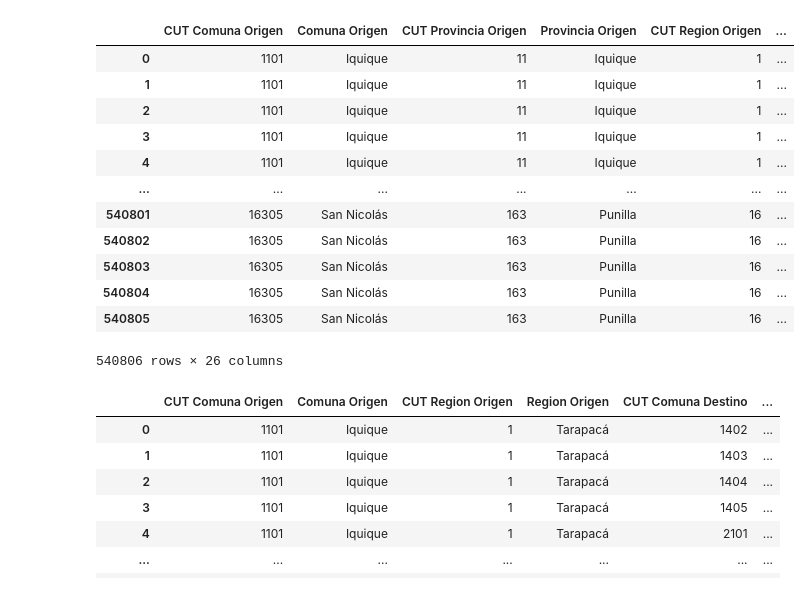
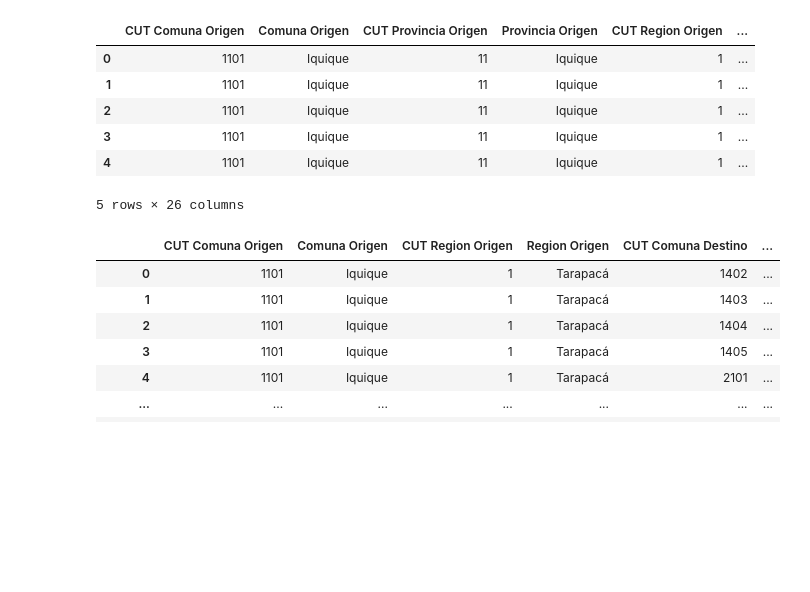
Before and after one commit to bartowen/Tour_Data_Pro, a Jupyter notebook: src/explore2.ipynb, the cells around one changed output. Saved outputs shown, nothing was run; the diff lists cells and outputs as text; code cells hidden in the pictures; blank space fills up the shorter version.

```diff
--- a/src/explore2.ipynb
+++ b/src/explore2.ipynb
@@ -3,29 +3,16 @@ import pandas as pd
 # %%
 # Lectura del DataFrame
 
 df_viajes_ocasionales = pd.read_csv('../data/raw/viajes_ocasionales.csv', sep=';')
-
-# Transformación a int
-
-meses = ['enero', 'febrero', 'marzo', 'abril', 'mayo', 'junio', 'julio', 'agosto', 'septiembre', 'octubre', 'noviembre','diciembre']
-for mes in meses:
-    df_viajes_ocasionales[mes] = df_viajes_ocasionales[mes].round(0).astype('Int64')
-
-df_viajes_ocasionales
+df_viajes_ocasionales.head()
 # %% [output]
 |  | CUT Comuna Origen | Comuna Origen | CUT Provincia Origen | Provincia Origen | CUT Region Origen | ... |
 | 0 | 1101 | Iquique | 11 | Iquique | 1 | ... |
 | 1 | 1101 | Iquique | 11 | Iquique | 1 | ... |
 | 2 | 1101 | Iquique | 11 | Iquique | 1 | ... |
 | 3 | 1101 | Iquique | 11 | Iquique | 1 | ... |
 | 4 | 1101 | Iquique | 11 | Iquique | 1 | ... |
-| ... | ... | ... | ... | ... | ... | ... |
-| 540801 | 16305 | San Nicolás | 163 | Punilla | 16 | ... |
-| 540802 | 16305 | San Nicolás | 163 | Punilla | 16 | ... |
-| 540803 | 16305 | San Nicolás | 163 | Punilla | 16 | ... |
-| 540804 | 16305 | San Nicolás | 163 | Punilla | 16 | ... |
-| 540805 | 16305 | San Nicolás | 163 | Punilla | 16 | ... |
-540806 rows × 26 columns
+5 rows × 26 columns
 # %%
 # Se eliminan columnas de Provincia, ya que no es necesario para este proyecto
 
```
Also changed, not shown: parts of 4 cells of this notebook.
